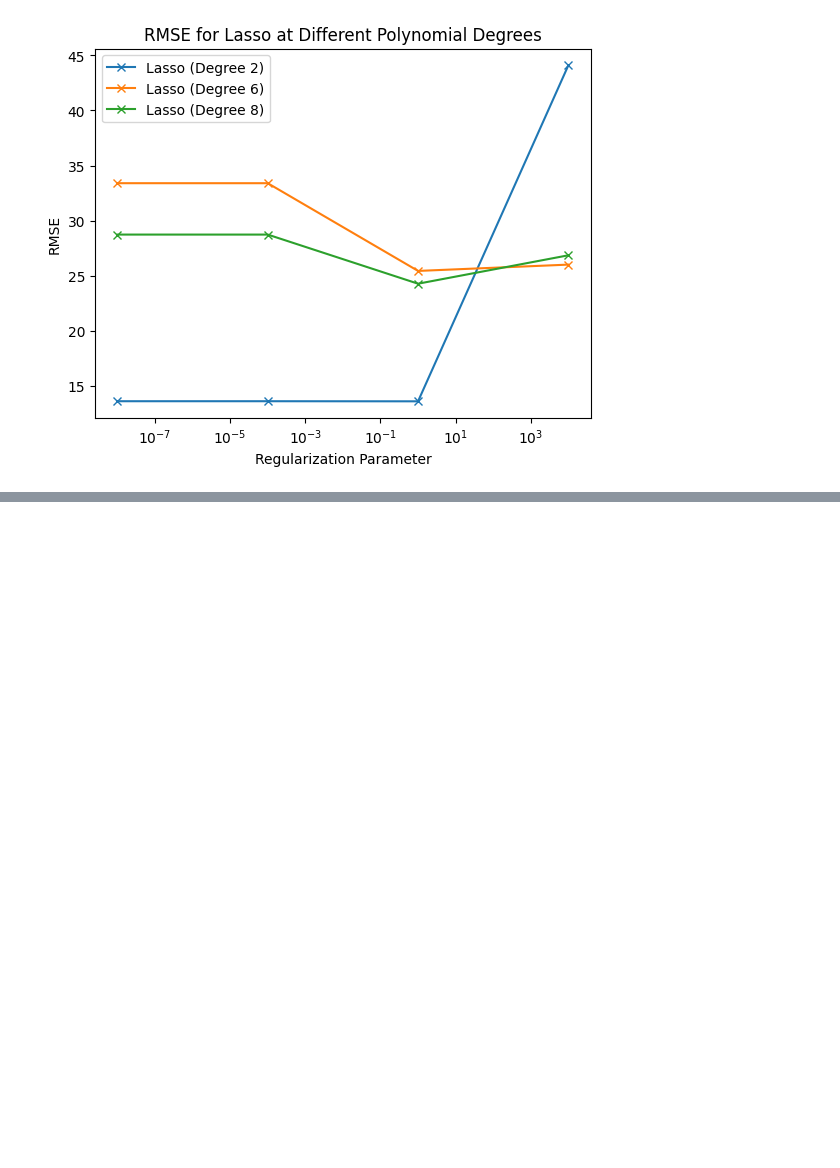
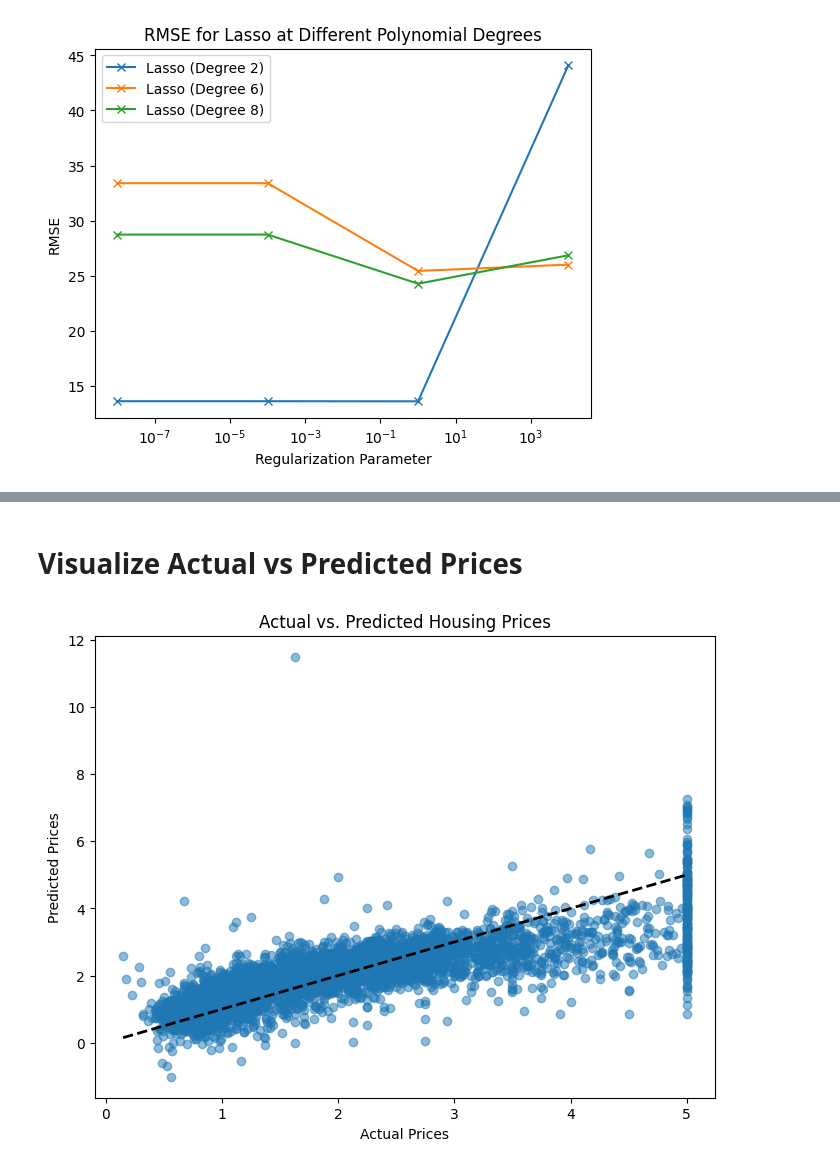
Before and after one commit to hoseinAkbari97/machine_learning_course, a Jupyter notebook: Chapter_01_Supervised_Learning/regression/Linear_Regression_1.ipynb, the cells around one changed output, grey strips where cells are left out. Cells and saved outputs as stored; diff of their text form; code cells hidden in the pictures; blank space fills up the shorter version.

```diff
--- a/Chapter_01_Supervised_Learning/regression/Linear_Regression_1.ipynb
+++ b/Chapter_01_Supervised_Learning/regression/Linear_Regression_1.ipynb
@@ -500,0 +507,10 @@ plt.show()
+# %%
+from sklearn.datasets import fetch_california_housing
+from sklearn.model_selection import train_test_split
+from sklearn.preprocessing import StandardScaler
+
+houseing = fetch_california_housing()
+X, y = houseing.data, houseing.target
+
+feature_names = houseing.feature_names
+print(f"Features: {feature_names}")
@@ -500,0 +521,6 @@ plt.show()
+# %%
+X_train, X_test, y_train, y_test = train_test_split(X, y, test_size=0.2, random_state=42)
+
+scaler = StandardScaler()
+X_train_scaled = scaler.fit_transform(X_train)
+X_test_scaled = scaler.transform(X_test)
@@ -500,0 +529,11 @@ plt.show()
+# %%
+from sklearn.linear_model import LinearRegression
+from sklearn.metrics import mean_squared_error
+
+model = LinearRegression()
+model.fit(X_train_scaled, y_train)
+
+y_pred = model.predict(X_test_scaled)
+
+rmse = np.sqrt(mean_squared_error(y_test, y_pred))
+print(f"Test RMSE: {rmse:.2f}")
@@ -500,0 +557,12 @@ plt.show()
+# %% [markdown]
+# **Visualize Actual vs Predicted Prices**
+# %%
+plt.figure(figsize=(8, 6))
+plt.scatter(y_test, y_pred, alpha=0.5)
+plt.plot([y_test.min(), y_test.max()], [y_test.min(), y_test.max()], 'k--', lw=2)
+plt.xlabel('Actual Prices')
+plt.ylabel('Predicted Prices')
+plt.title('Actual vs. Predicted Housing Prices')
+plt.show()
+# %% [output]
+[figure, added]
```
Also changed, not shown: parts of 7 cells of this notebook.
